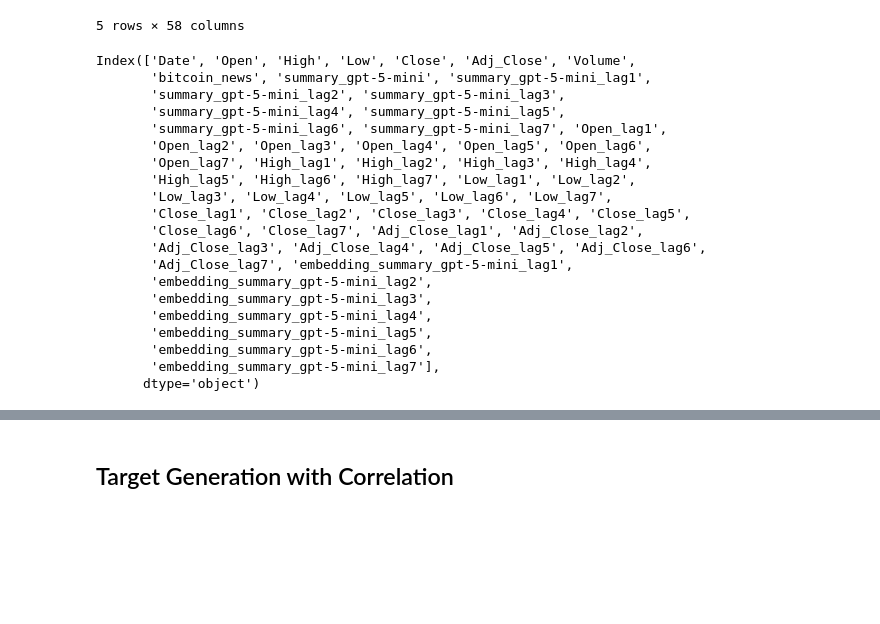
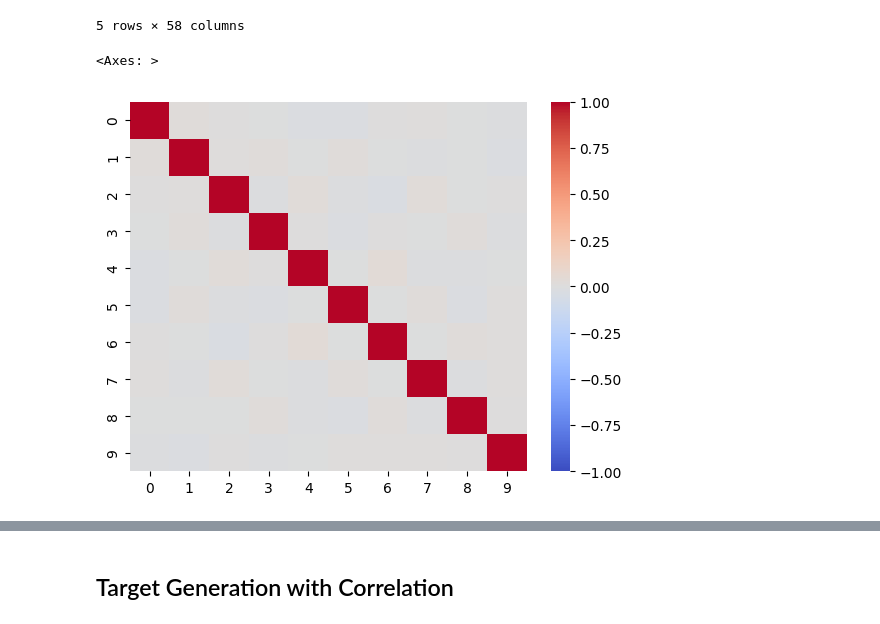
Before and after one commit to guoyuya1/TabDPT-inference-text-enhanced, a Jupyter notebook: notebooks/make_data_corr_textsynth.ipynb, the cells around one changed output, grey strips where cells are left out. Drawn from its saved outputs; the diff is of its cells as text; code cells hidden in the pictures; blank space fills up the shorter version.

```diff
--- a/notebooks/make_data_corr_textsynth.ipynb
+++ b/notebooks/make_data_corr_textsynth.ipynb
@@ -19,26 +19,3 @@ df.head()
 | 3 | 2018-01-04 | 15270.7 | 15739.7 | 14522.2 | 15599.2 | 15599.2 | 2.178320e+10 | NaN | NaN | ... |
 | 4 | 2018-01-05 | 15477.2 | 17705.2 | 15202.8 | 17429.5 | 17429.5 | 2.384090e+10 | [{'title': '6 AI techs that will ... | Bitcoin was described in one arti... | ... |
 5 rows × 58 columns
-# %%
-df.columns
-# %% [output]
-Index(['Date', 'Open', 'High', 'Low', 'Close', 'Adj_Close', 'Volume',
-       'bitcoin_news', 'summary_gpt-5-mini', 'summary_gpt-5-mini_lag1',
-       'summary_gpt-5-mini_lag2', 'summary_gpt-5-mini_lag3',
-       'summary_gpt-5-mini_lag4', 'summary_gpt-5-mini_lag5',
-       'summary_gpt-5-mini_lag6', 'summary_gpt-5-mini_lag7', 'Open_lag1',
-       'Open_lag2', 'Open_lag3', 'Open_lag4', 'Open_lag5', 'Open_lag6',
-       'Open_lag7', 'High_lag1', 'High_lag2', 'High_lag3', 'High_lag4',
-       'High_lag5', 'High_lag6', 'High_lag7', 'Low_lag1', 'Low_lag2',
-       'Low_lag3', 'Low_lag4', 'Low_lag5', 'Low_lag6', 'Low_lag7',
-       'Close_lag1', 'Close_lag2', 'Close_lag3', 'Close_lag4', 'Close_lag5',
-       'Close_lag6', 'Close_lag7', 'Adj_Close_lag1', 'Adj_Close_lag2',
-       'Adj_Close_lag3', 'Adj_Close_lag4', 'Adj_Close_lag5', 'Adj_Close_lag6',
-       'Adj_Close_lag7', 'embedding_summary_gpt-5-mini_lag1',
-       'embedding_summary_gpt-5-mini_lag2',
-       'embedding_summary_gpt-5-mini_lag3',
-       'embedding_summary_gpt-5-mini_lag4',
-       'embedding_summary_gpt-5-mini_lag5',
-       'embedding_summary_gpt-5-mini_lag6',
-       'embedding_summary_gpt-5-mini_lag7'],
-      dtype='object')
@@ -72,3 +51,23 @@ def create_lag_matrix(v, d):
             lag_matrix[lag_val:, i] = v[:-lag_val]
 
     return lag_matrix
+# %%
+#Generate random list of topics for each row in the dataframe
+n_topics = 10
+list_of_topics = np.random.uniform(0, 1, size=(len(df), n_topics)).tolist()
+basis_matrix = np.random.randn(n_topics, 4096)
+basis_matrix = basis_matrix / np.linalg.norm(basis_matrix, axis=1, keepdims=True)
+topic_embeddings = np.dot(list_of_topics, basis_matrix)
+topic_embeddings = topic_embeddings / np.linalg.norm(topic_embeddings, axis=1, keepdims=True)
+# %%
+# Geneate cosine similarity scores for each basis vector
+cosine_similarity_scores = np.zeros((n_topics,n_topics))
+for i in range(n_topics):
+    for j in range(i,n_topics):
+        cosine_similarity_scores[i,j] = np.dot(basis_matrix[i], basis_matrix[j])/(np.linalg.norm(basis_matrix[i]) * np.linalg.norm(basis_matrix[j]))
+        cosine_similarity_scores[j,i] = cosine_similarity_scores[i,j]
+# Visualize the cosine similarity scores as a heatmap
+sns.heatmap(cosine_similarity_scores, cmap='coolwarm', vmin=-1, vmax=1)
+# %% [output]
+<Axes: >
+[figure, added]
```
Also changed, not shown: parts of 20 cells of this notebook, 12 other files.
